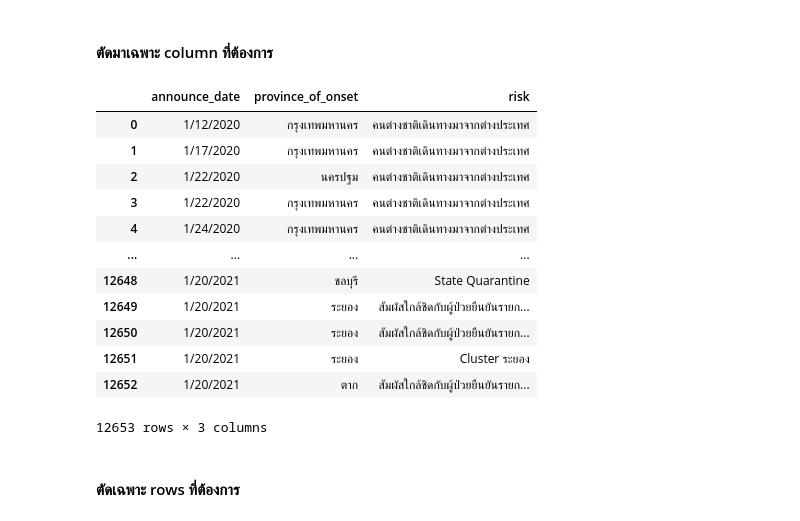
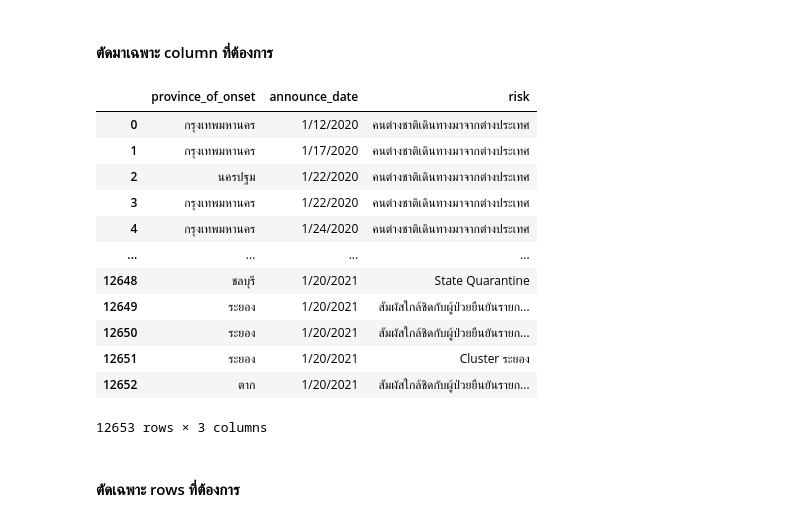
Before and after one commit to ThitiwatJtrsn/data_viz_2022, a Jupyter notebook: Pandas101.ipynb, the cells around one changed output. Saved outputs shown, nothing was run; the diff lists cells and outputs as text; code cells hidden in the pictures.

```diff
--- a/Pandas101.ipynb
+++ b/Pandas101.ipynb
@@ -124,21 +124,21 @@ data_covid.iloc[4,7]
 # %% [markdown]
 #### ตัดมาเฉพาะ column ที่ต้องการ
 # %%
-smaller_table = data_covid[['announce_date','province_of_onset','risk']]
+smaller_table = data_covid[['province_of_onset','announce_date','risk']]
 smaller_table
 # %% [output]
-|  | announce_date | province_of_onset | risk |
-| 0 | 1/12/2020 | กรุงเทพมหานคร | คนต่างชาติเดินทางมาจากต่างประเทศ |
-| 1 | 1/17/2020 | กรุงเทพมหานคร | คนต่างชาติเดินทางมาจากต่างประเทศ |
-| 2 | 1/22/2020 | นครปฐม | คนต่างชาติเดินทางมาจากต่างประเทศ |
-| 3 | 1/22/2020 | กรุงเทพมหานคร | คนต่างชาติเดินทางมาจากต่างประเทศ |
-| 4 | 1/24/2020 | กรุงเทพมหานคร | คนต่างชาติเดินทางมาจากต่างประเทศ |
+|  | province_of_onset | announce_date | risk |
+| 0 | กรุงเทพมหานคร | 1/12/2020 | คนต่างชาติเดินทางมาจากต่างประเทศ |
+| 1 | กรุงเทพมหานคร | 1/17/2020 | คนต่างชาติเดินทางมาจากต่างประเทศ |
+| 2 | นครปฐม | 1/22/2020 | คนต่างชาติเดินทางมาจากต่างประเทศ |
+| 3 | กรุงเทพมหานคร | 1/22/2020 | คนต่างชาติเดินทางมาจากต่างประเทศ |
+| 4 | กรุงเทพมหานคร | 1/24/2020 | คนต่างชาติเดินทางมาจากต่างประเทศ |
 | ... | ... | ... | ... |
-| 12648 | 1/20/2021 | ชลบุรี | State Quarantine |
-| 12649 | 1/20/2021 | ระยอง | สัมผัสใกล้ชิดกับผู้ป่วยยืนยันรายก... |
-| 12650 | 1/20/2021 | ระยอง | สัมผัสใกล้ชิดกับผู้ป่วยยืนยันรายก... |
-| 12651 | 1/20/2021 | ระยอง | Cluster ระยอง |
-| 12652 | 1/20/2021 | ตาก | สัมผัสใกล้ชิดกับผู้ป่วยยืนยันรายก... |
+| 12648 | ชลบุรี | 1/20/2021 | State Quarantine |
+| 12649 | ระยอง | 1/20/2021 | สัมผัสใกล้ชิดกับผู้ป่วยยืนยันรายก... |
+| 12650 | ระยอง | 1/20/2021 | สัมผัสใกล้ชิดกับผู้ป่วยยืนยันรายก... |
+| 12651 | ระยอง | 1/20/2021 | Cluster ระยอง |
+| 12652 | ตาก | 1/20/2021 | สัมผัสใกล้ชิดกับผู้ป่วยยืนยันรายก... |
 12653 rows × 3 columns
 # %% [markdown]
 #### ตัดเฉพาะ rows ที่ต้องการ
```
Also changed, not shown: parts of 14 cells of this notebook.
